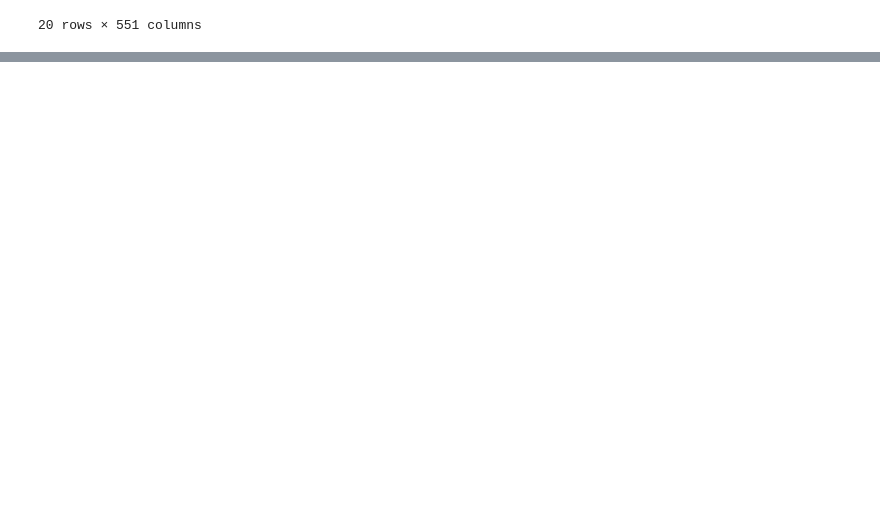
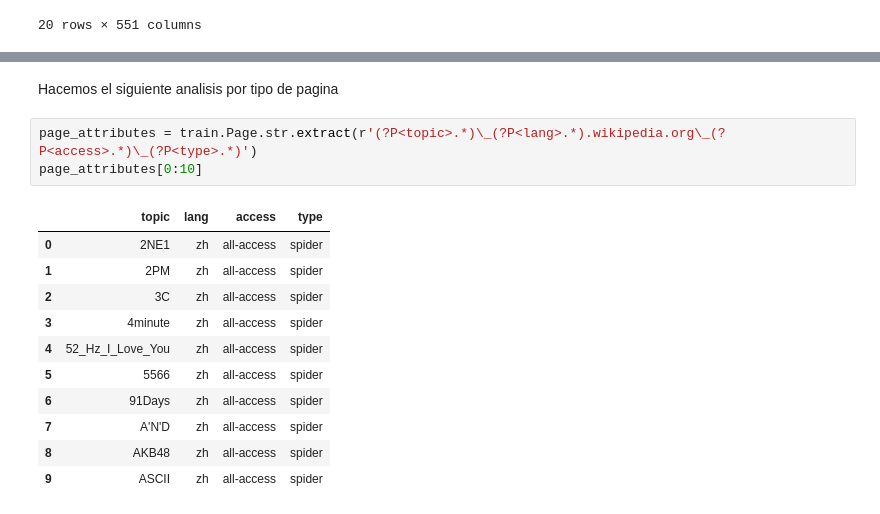
Before and after one commit to valentinaechavarria/-web-traffic-forecasting-project, a Jupyter notebook: 1_entregaFinal.ipynb, the cells around one changed output, grey strips where cells are left out. Cells and saved outputs as stored; diff of their text form; blank space fills up the shorter version.

```diff
--- a/1_entregaFinal.ipynb
+++ b/1_entregaFinal.ipynb
@@ -177,0 +216,17 @@ plt.tight_layout()
+# %% [markdown]
+Hacemos el siguiente analisis por tipo de pagina
+# %%
+page_attributes = train.Page.str.extract(r'(?P<topic>.*)\_(?P<lang>.*).wikipedia.org\_(?P<access>.*)\_(?P<type>.*)')
+page_attributes[0:10]
+# %% [output]
+|  | topic | lang | access | type |
+| 0 | 2NE1 | zh | all-access | spider |
+| 1 | 2PM | zh | all-access | spider |
+| 2 | 3C | zh | all-access | spider |
+| 3 | 4minute | zh | all-access | spider |
+| 4 | 52_Hz_I_Love_You | zh | all-access | spider |
+| 5 | 5566 | zh | all-access | spider |
+| 6 | 91Days | zh | all-access | spider |
+| 7 | A'N'D | zh | all-access | spider |
+| 8 | AKB48 | zh | all-access | spider |
+| 9 | ASCII | zh | all-access | spider |
```
Also changed, not shown: parts of 10 cells of this notebook.
